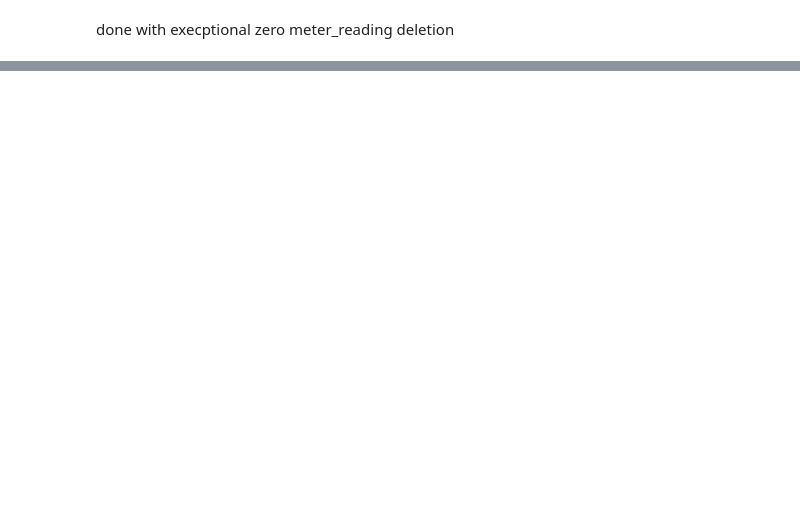
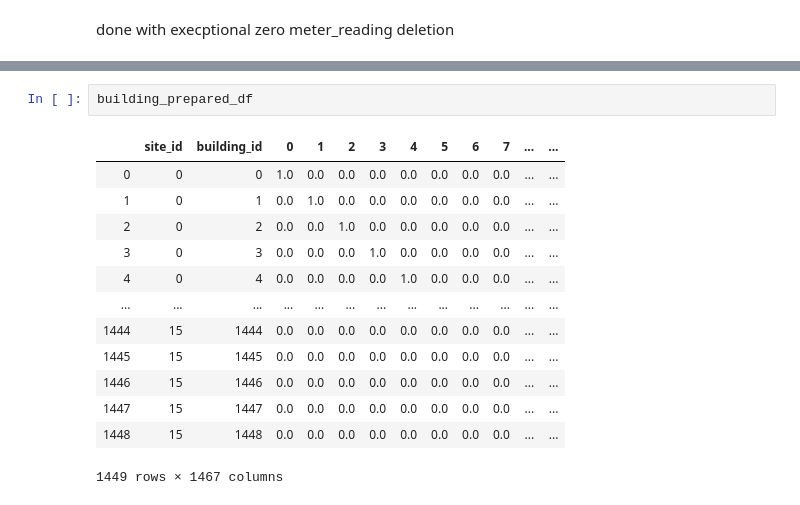
Before and after one commit to Runmangogo/Kaggle_ASHRAE_energy, a Jupyter notebook: DataCleaningforY.ipynb, the cells around one changed output, grey strips where cells are left out. Cells and saved outputs as stored; diff of their text form; blank space fills up the shorter version.

```diff
--- a/DataCleaningforY.ipynb
+++ b/DataCleaningforY.ipynb
@@ -263,0 +283,16 @@ done with execptional zero meter_reading deletion
+# %%
+building_prepared_df
+# %% [output]
+|  | site_id | building_id | 0 | 1 | 2 | 3 | 4 | 5 | 6 | 7 | ... | ... |
+| 0 | 0 | 0 | 1.0 | 0.0 | 0.0 | 0.0 | 0.0 | 0.0 | 0.0 | 0.0 | ... | ... |
+| 1 | 0 | 1 | 0.0 | 1.0 | 0.0 | 0.0 | 0.0 | 0.0 | 0.0 | 0.0 | ... | ... |
+| 2 | 0 | 2 | 0.0 | 0.0 | 1.0 | 0.0 | 0.0 | 0.0 | 0.0 | 0.0 | ... | ... |
+| 3 | 0 | 3 | 0.0 | 0.0 | 0.0 | 1.0 | 0.0 | 0.0 | 0.0 | 0.0 | ... | ... |
+| 4 | 0 | 4 | 0.0 | 0.0 | 0.0 | 0.0 | 1.0 | 0.0 | 0.0 | 0.0 | ... | ... |
+| ... | ... | ... | ... | ... | ... | ... | ... | ... | ... | ... | ... | ... |
+| 1444 | 15 | 1444 | 0.0 | 0.0 | 0.0 | 0.0 | 0.0 | 0.0 | 0.0 | 0.0 | ... | ... |
+| 1445 | 15 | 1445 | 0.0 | 0.0 | 0.0 | 0.0 | 0.0 | 0.0 | 0.0 | 0.0 | ... | ... |
+| 1446 | 15 | 1446 | 0.0 | 0.0 | 0.0 | 0.0 | 0.0 | 0.0 | 0.0 | 0.0 | ... | ... |
+| 1447 | 15 | 1447 | 0.0 | 0.0 | 0.0 | 0.0 | 0.0 | 0.0 | 0.0 | 0.0 | ... | ... |
+| 1448 | 15 | 1448 | 0.0 | 0.0 | 0.0 | 0.0 | 0.0 | 0.0 | 0.0 | 0.0 | ... | ... |
+1449 rows × 1467 columns
```
Also changed, not shown: parts of 12 cells of this notebook, 1 other file.
